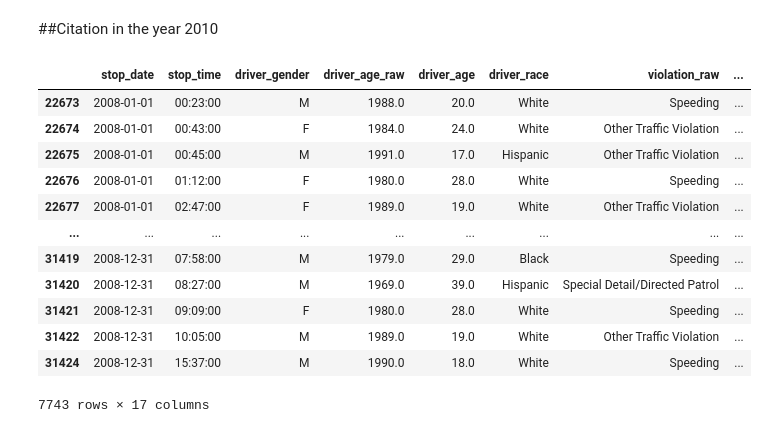
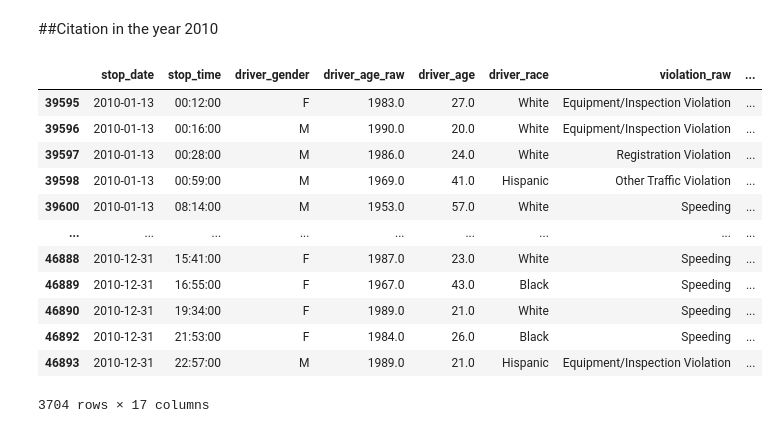
Before and after one commit to AditiShetti/Police-Stops-Data-Analysis-, a Jupyter notebook: Police_dataset_DA.ipynb, the cells around one changed output. Cells and saved outputs as stored; diff of their text form; code cells hidden in the pictures.

```diff
--- a/Police_dataset_DA.ipynb
+++ b/Police_dataset_DA.ipynb
@@ -1007,21 +1067,21 @@ df.head(3)
 ##Citation in the year 2010
 # %%
 df['stop_date']=pd.to_datetime(df['stop_date'])
-df[(df['stop_date'].dt.year==2008)&(df['stop_outcome']=='Citation')]
+df[(df['stop_date'].dt.year==2010)&(df['stop_outcome']=='Citation')]
 # %% [output]
 |  | stop_date | stop_time | driver_gender | driver_age_raw | driver_age | driver_race | violation_raw | ... |
-| 22673 | 2008-01-01 | 00:23:00 | M | 1988.0 | 20.0 | White | Speeding | ... |
-| 22674 | 2008-01-01 | 00:43:00 | F | 1984.0 | 24.0 | White | Other Traffic Violation | ... |
-| 22675 | 2008-01-01 | 00:45:00 | M | 1991.0 | 17.0 | Hispanic | Other Traffic Violation | ... |
-| 22676 | 2008-01-01 | 01:12:00 | F | 1980.0 | 28.0 | White | Speeding | ... |
-| 22677 | 2008-01-01 | 02:47:00 | F | 1989.0 | 19.0 | White | Other Traffic Violation | ... |
+| 39595 | 2010-01-13 | 00:12:00 | F | 1983.0 | 27.0 | White | Equipment/Inspection Violation | ... |
+| 39596 | 2010-01-13 | 00:16:00 | M | 1990.0 | 20.0 | White | Equipment/Inspection Violation | ... |
+| 39597 | 2010-01-13 | 00:28:00 | M | 1986.0 | 24.0 | White | Registration Violation | ... |
+| 39598 | 2010-01-13 | 00:59:00 | M | 1969.0 | 41.0 | Hispanic | Other Traffic Violation | ... |
+| 39600 | 2010-01-13 | 08:14:00 | M | 1953.0 | 57.0 | White | Speeding | ... |
 | ... | ... | ... | ... | ... | ... | ... | ... | ... |
-| 31419 | 2008-12-31 | 07:58:00 | M | 1979.0 | 29.0 | Black | Speeding | ... |
-| 31420 | 2008-12-31 | 08:27:00 | M | 1969.0 | 39.0 | Hispanic | Special Detail/Directed Patrol | ... |
-| 31421 | 2008-12-31 | 09:09:00 | F | 1980.0 | 28.0 | White | Speeding | ... |
-| 31422 | 2008-12-31 | 10:05:00 | M | 1989.0 | 19.0 | White | Other Traffic Violation | ... |
-| 31424 | 2008-12-31 | 15:37:00 | M | 1990.0 | 18.0 | White | Speeding | ... |
+| 46888 | 2010-12-31 | 15:41:00 | F | 1987.0 | 23.0 | White | Speeding | ... |
+| 46889 | 2010-12-31 | 16:55:00 | F | 1967.0 | 43.0 | Black | Speeding | ... |
+| 46890 | 2010-12-31 | 19:34:00 | F | 1989.0 | 21.0 | White | Speeding | ... |
+| 46892 | 2010-12-31 | 21:53:00 | F | 1984.0 | 26.0 | Black | Speeding | ... |
+| 46893 | 2010-12-31 | 22:57:00 | M | 1989.0 | 21.0 | Hispanic | Equipment/Inspection Violation | ... |
-7743 rows × 17 columns
+3704 rows × 17 columns
 # %%
 df.head()
 # %% [output]
```
Also changed, not shown: parts of 29 cells of this notebook.
